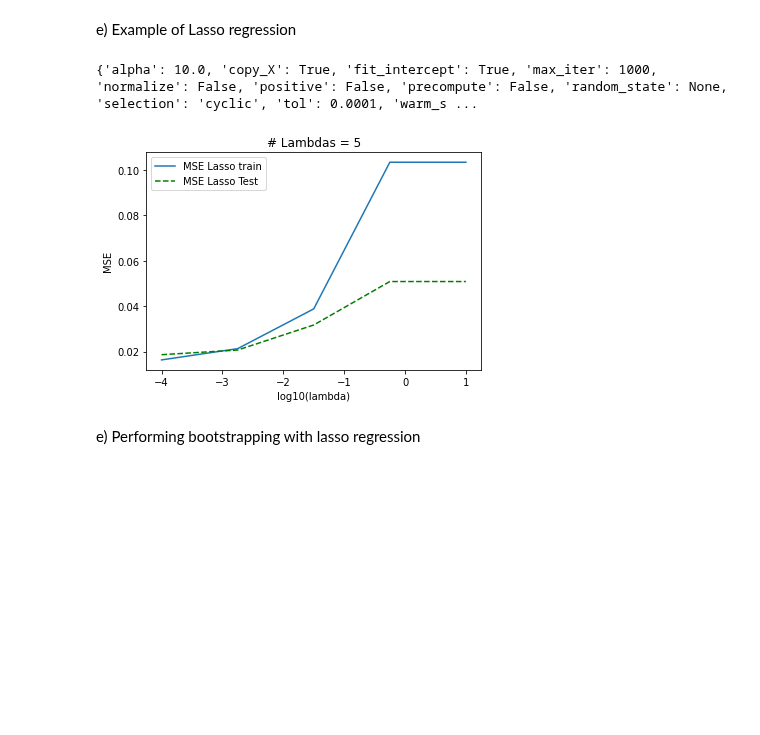
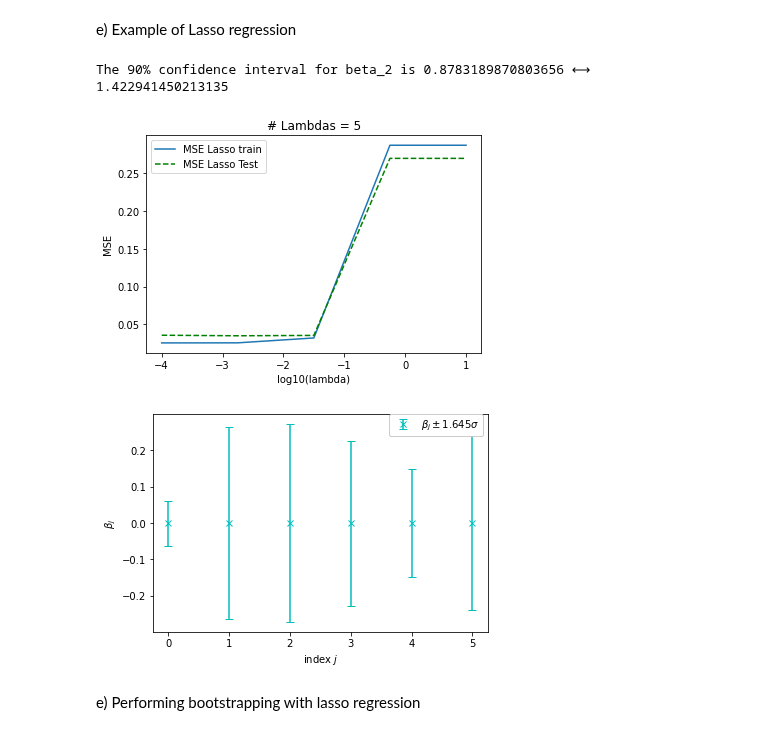
Before and after one commit to espentn/FYS-STK3155, a Jupyter notebook: FYS-STK3155.ipynb, the cells around one changed output. Saved outputs shown, nothing was run; the diff lists cells and outputs as text; code cells hidden in the pictures; blank space fills up the shorter version.

```diff
--- a/FYS-STK3155.ipynb
+++ b/FYS-STK3155.ipynb
@@ -632,12 +645,24 @@ Polynomial degree: 7
 10 fold MSE: [0.00364082 0.00385706 0.00920423 0.02012492]
 # %% [markdown]
 e) Example of Lasso regression
-# %%
-_, beta_lasso = lassoRegression(X_train, X_test,y_train, y_test, nlambdas=5, plot=True)
-print(beta_lasso)
-# %% [output]
-{'alpha': 10.0, 'copy_X': True, 'fit_intercept': True, 'max_iter': 1000, 'normalize': False, 'positive': False, 'precompute': False, 'random_state': None, 'selection': 'cyclic', 'tol': 0.0001, 'warm_s ...
-[figure, removed]
+# %%
+np.random.seed(26)
+
+sig2 = 0.1 # noise variance
+degree = 2 # polynomial degree
+n = 10 # number of data points for each feature
+x1, x2, y = createDataPoints(n, sig2)
+X = createDesignMatrix(x1,x2,degree)
+
+X_train, X_test, y_train, y_test = train_test_split(X,y,test_size=0.3)
+X_train, X_test = Scale(X_train, X_test)
+
+beta_lasso, _ = lassoRegression(X_train, X_test,y_train, y_test, nlambdas=5, plot=True)
+CIBeta(X=X_train, Beta=beta_lasso)
+# %% [output]
+The 90% confidence interval for beta_2 is 0.8783189870803656 ⟷ 1.422941450213135
+[figure, added]
+[figure, added]
 # %% [markdown]
 e) Performing bootstrapping with lasso regression
 # %%
```
Also changed, not shown: parts of 3 cells of this notebook.
